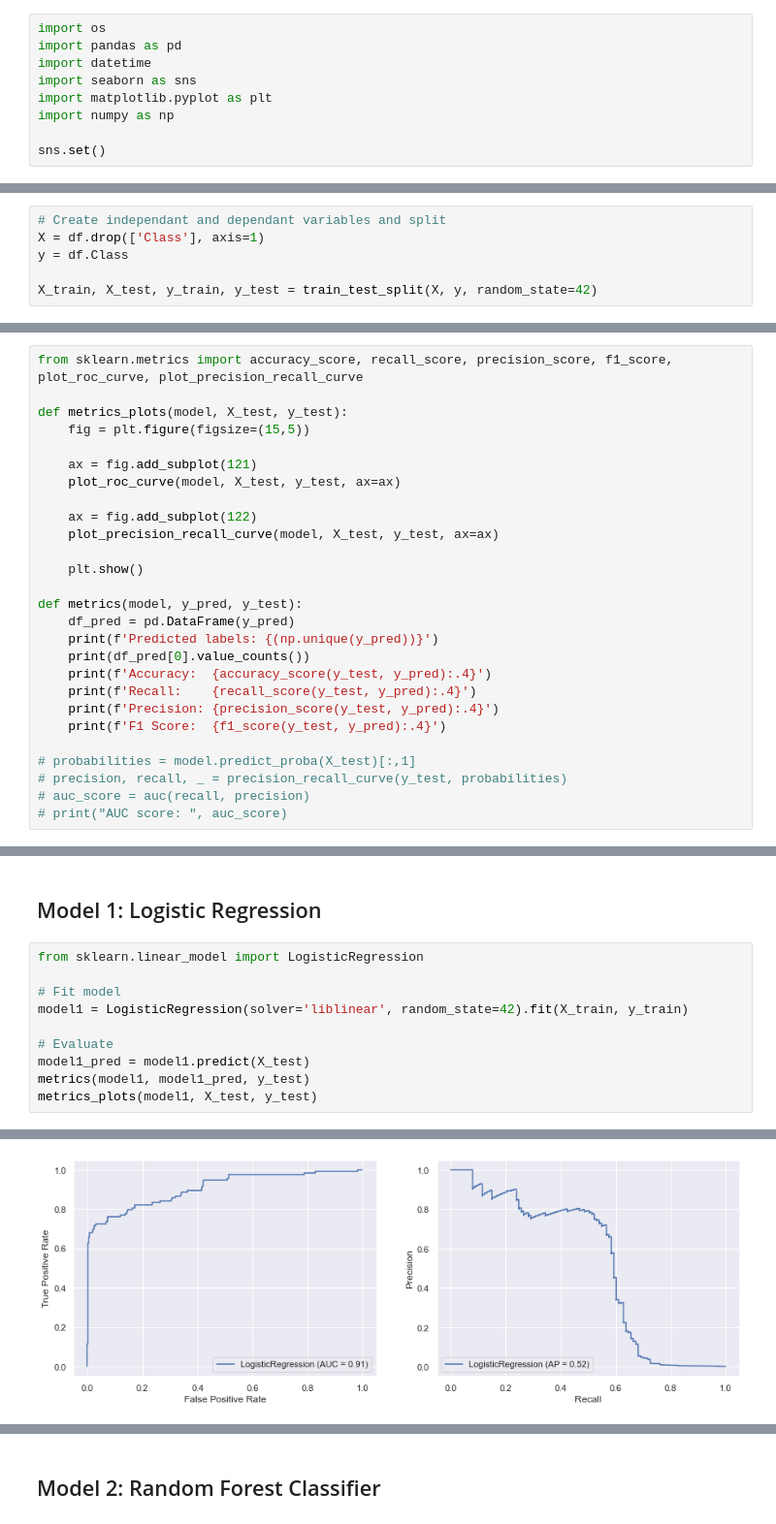
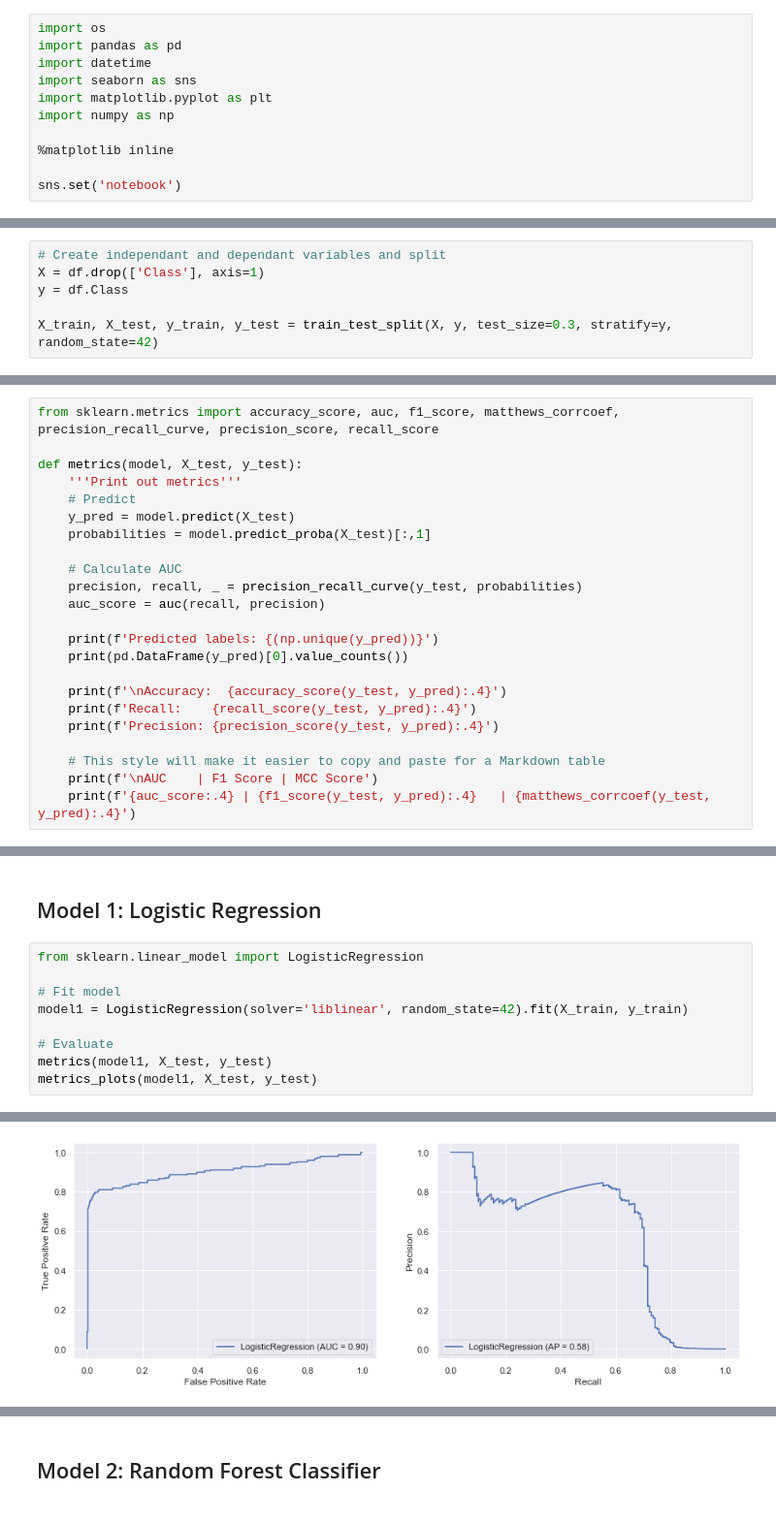
Before and after one commit to chrisjm/Credit-Card-Fraud-Analysis, a Jupyter notebook: notebooks/Capstone Two - Credit Card Fraud.ipynb, the cells around one changed output, grey strips where cells are left out. Shown at 97% size. Cells and saved outputs as stored; diff of their text form.

Commit message:
Model optimization

```diff
--- a/notebooks/Capstone Two - Credit Card Fraud.ipynb
+++ b/notebooks/Capstone Two - Credit Card Fraud.ipynb
@@ -45,7 +45,9 @@ import seaborn as sns
 import matplotlib.pyplot as plt
 import numpy as np
 
-sns.set()
+%matplotlib inline
+
+sns.set('notebook')
 # %% [markdown]
 ---
 
@@ -245,7 +247,7 @@ from sklearn.model_selection import train_test_split
 X = df.drop(['Class'], axis=1)
 y = df.Class
 
-X_train, X_test, y_train, y_test = train_test_split(X, y, random_state=42)
+X_train, X_test, y_train, y_test = train_test_split(X, y, test_size=0.3, stratify=y, random_state=42)
 # %%
 # Review split for fraud class
 print("Fraud Class Percentage:")
@@ -262,27 +290,23 @@ Testing  : 0.159% (113 / 71202)
 # %%
-from sklearn.metrics import accuracy_score, recall_score, precision_score, f1_score, plot_roc_curve, plot_precision_recall_curve
+from sklearn.metrics import accuracy_score, auc, f1_score, matthews_corrcoef, precision_recall_curve, precision_score, recall_score
 
-def metrics_plots(model, X_test, y_test):
-    fig = plt.figure(figsize=(15,5))
+def metrics(model, X_test, y_test):
+    '''Print out metrics'''
+    # Predict
+    y_pred = model.predict(X_test)
+    probabilities = model.predict_proba(X_test)[:,1]
 
-    ax = fig.add_subplot(121)
-    plot_roc_curve(model, X_test, y_test, ax=ax)
+    # Calculate AUC
+    precision, recall, _ = precision_recall_curve(y_test, probabilities)
+    auc_score = auc(recall, precision)
 
-    ax = fig.add_subplot(122)
-    plot_precision_recall_curve(model, X_test, y_test, ax=ax)
+    print(f'Predicted labels: {(np.unique(y_pred))}')
+    print(pd.DataFrame(y_pred)[0].value_counts())
 
-    plt.show()
-
-def metrics(model, y_pred, y_test):
-    df_pred = pd.DataFrame(y_pred)
-    print(f'Predicted labels: {(np.unique(y_pred))}')
-    print(df_pred[0].value_counts())
-    print(f'Accuracy:  {accuracy_score(y_test, y_pred):.4}')
+    print(f'\nAccuracy:  {accuracy_score(y_test, y_pred):.4}')
     print(f'Recall:    {recall_score(y_test, y_pred):.4}')
     print(f'Precision: {precision_score(y_test, y_pred):.4}')
-    print(f'F1 Score:  {f1_score(y_test, y_pred):.4}')
 
-# probabilities = model.predict_proba(X_test)[:,1]
-# precision, recall, _ = precision_recall_curve(y_test, probabilities)
-# auc_score = auc(recall, precision)
-# print("AUC score: ", auc_score)
+    # This style will make it easier to copy and paste for a Markdown table
+    print(f'\nAUC    | F1 Score | MCC Score')
+    print(f'{auc_score:.4} | {f1_score(y_test, y_pred):.4}   | {matthews_corrcoef(y_test, y_pred):.4}')
@@ -316,8 +319,7 @@ from sklearn.linear_model import LogisticRegression
 model1 = LogisticRegression(solver='liblinear', random_state=42).fit(X_train, y_train)
 
 # Evaluate
-model1_pred = model1.predict(X_test)
-metrics(model1, model1_pred, y_test)
+metrics(model1, X_test, y_test)
 metrics_plots(model1, X_test, y_test)
 # %% [output]
 Predicted labels: [0 1]
@@ -331 +336 @@ F1 Score:  0.6263
-[figure, old version]
+[figure, new version]
```
Also changed, not shown: parts of 21 cells of this notebook.
